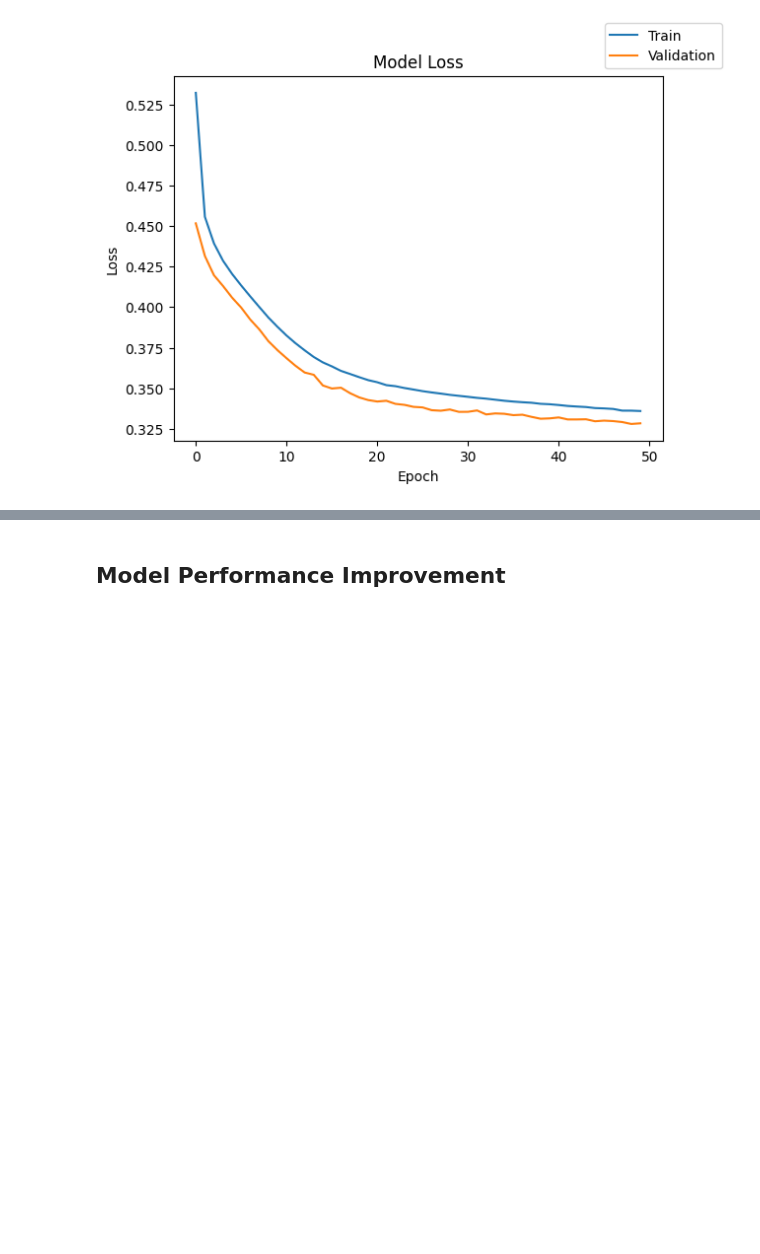
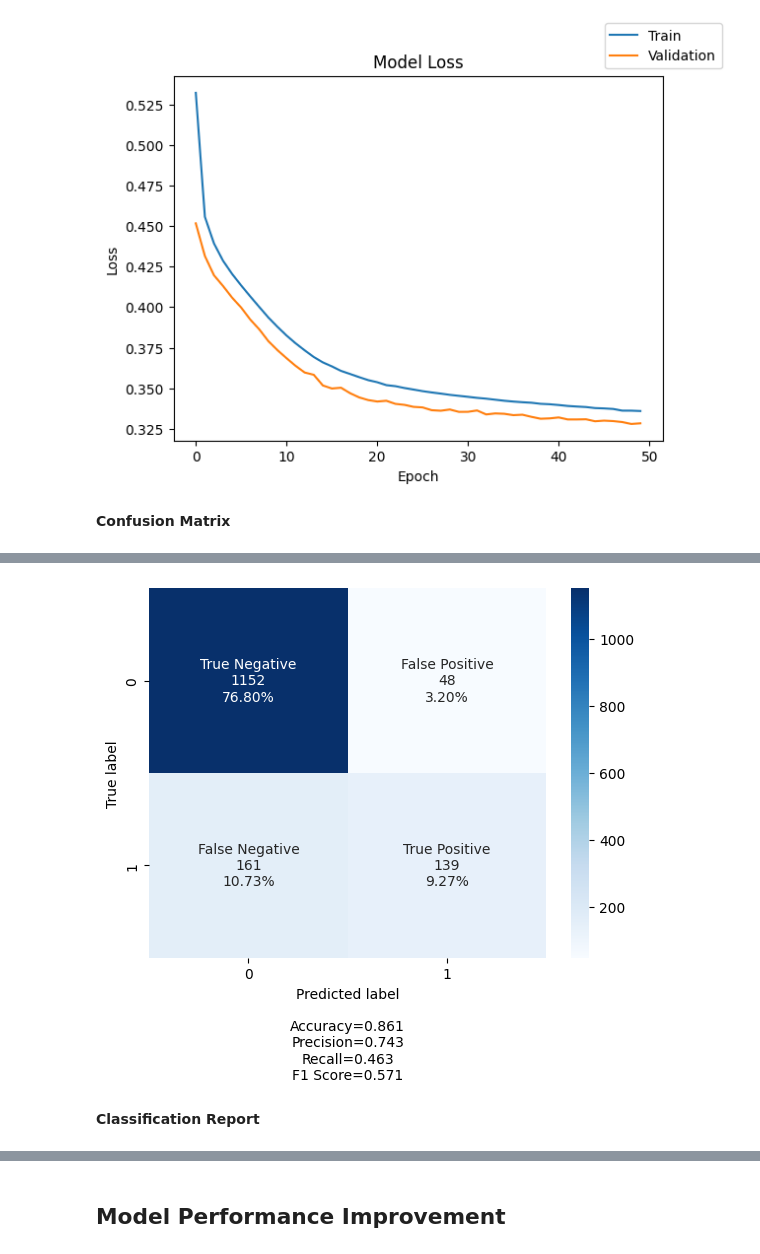
Before and after one commit to jsomerville/PGP-AI-ML-BA-UTA-JS, a Jupyter notebook: Project 4-Intro to Neural Networks/INN_Full_Code-Project_4-James_Somerville.ipynb, the cells around one changed output, grey strips where cells are left out. Drawn from its saved outputs; the diff is of its cells as text; code cells hidden in the pictures; blank space fills up the shorter version.

```diff
--- a/Project 4-Intro to Neural Networks/INN_Full_Code-Project_4-James_Somerville.ipynb
+++ b/Project 4-Intro to Neural Networks/INN_Full_Code-Project_4-James_Somerville.ipynb
@@ -793,8 +795,17 @@ Epoch 50/50
 plot(history, 'loss')
 # %% [output]
 [figure]
+# %% [markdown]
+**Confusion Matrix**
 # %%
-cm = confusion_matrix(y_test, )
+y_pred = model.predict(X_test)
+for i in range(len(y_test)):
+    if y_pred[i] > 0.5:
+        y_pred[i] = 1
+    else:
+        y_pred[i] = 0
+
+cm = confusion_matrix(y_test, y_pred)
 labels = ['True Negative','False Positive','False Negative','True Positive']
 make_confusion_matrix(cm,
                       group_names=labels,
@@ -804,0 +816,3 @@ TypeError: Expected sequence or array-like, got <class 'keras.src.callbacks.Hist
+[figure, added]
+# %% [markdown]
+**Classification Report**
```
Also changed, not shown: parts of 3 cells of this notebook.
